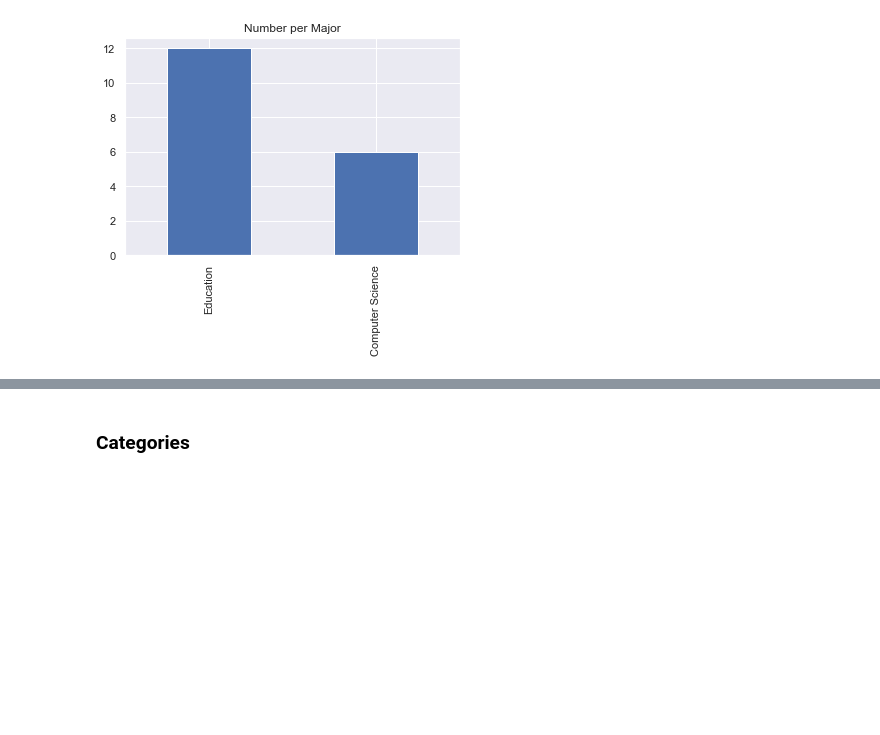
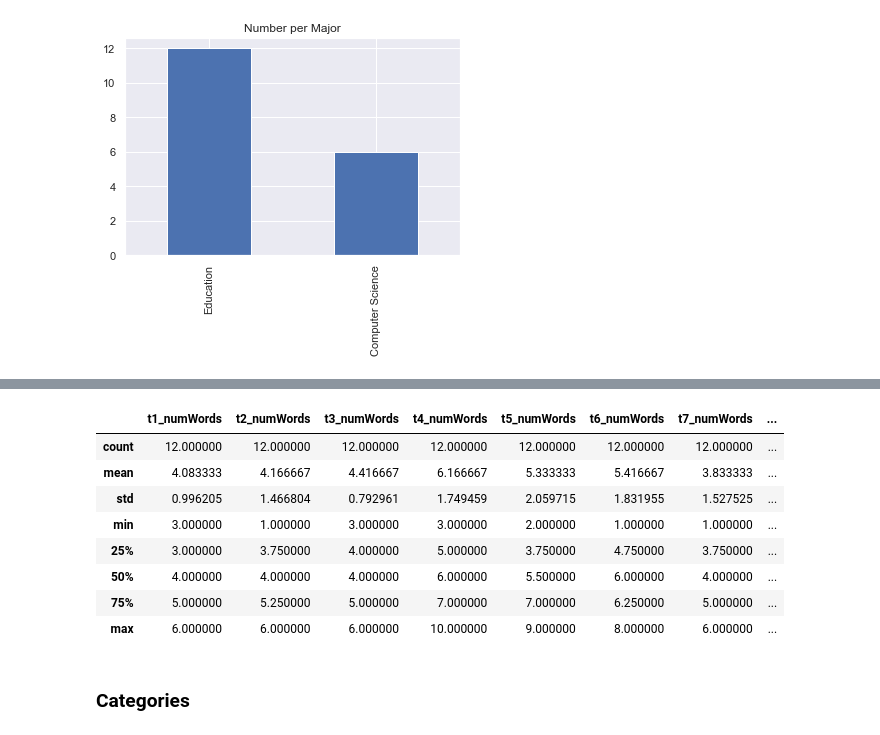
Before and after one commit to BladeF/Thesis-Data-Analysis, a Jupyter notebook: notebooks/task_analysis.ipynb, the cells around one changed output, grey strips where cells are left out. Drawn from its saved outputs; the diff is of its cells as text; code cells hidden in the pictures; blank space fills up the shorter version.

```diff
--- a/notebooks/task_analysis.ipynb
+++ b/notebooks/task_analysis.ipynb
@@ -288,3 +300,15 @@ plt.savefig("../figures/major_count.png", bbox_inches="tight")
+# %%
+ed_df[["t1_numWords","t2_numWords","t3_numWords","t4_numWords","t5_numWords","t6_numWords","t7_numWords","t8_numWords","t9_numWords","t10_numWords"]].describe()
+# %% [output]
+|  | t1_numWords | t2_numWords | t3_numWords | t4_numWords | t5_numWords | t6_numWords | t7_numWords | ... |
+| count | 12.000000 | 12.000000 | 12.000000 | 12.000000 | 12.000000 | 12.000000 | 12.000000 | ... |
+| mean | 4.083333 | 4.166667 | 4.416667 | 6.166667 | 5.333333 | 5.416667 | 3.833333 | ... |
+| std | 0.996205 | 1.466804 | 0.792961 | 1.749459 | 2.059715 | 1.831955 | 1.527525 | ... |
+| min | 3.000000 | 1.000000 | 3.000000 | 3.000000 | 2.000000 | 1.000000 | 1.000000 | ... |
+| 25% | 3.000000 | 3.750000 | 4.000000 | 5.000000 | 3.750000 | 4.750000 | 3.750000 | ... |
+| 50% | 4.000000 | 4.000000 | 4.000000 | 6.000000 | 5.500000 | 6.000000 | 4.000000 | ... |
+| 75% | 5.000000 | 5.250000 | 5.000000 | 7.000000 | 7.000000 | 6.250000 | 5.000000 | ... |
+| max | 6.000000 | 6.000000 | 6.000000 | 10.000000 | 9.000000 | 8.000000 | 6.000000 | ... |
 # %% [markdown]
 ### Categories ###
 # %%
```
Also changed, not shown: parts of 4 cells of this notebook, 2 other files.
